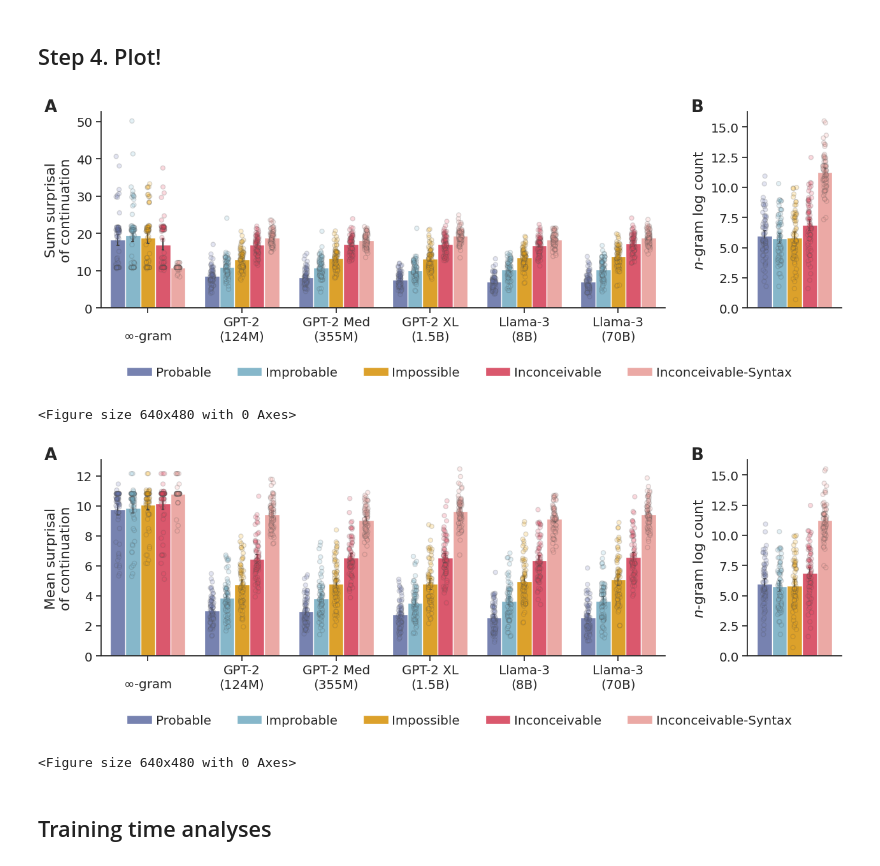
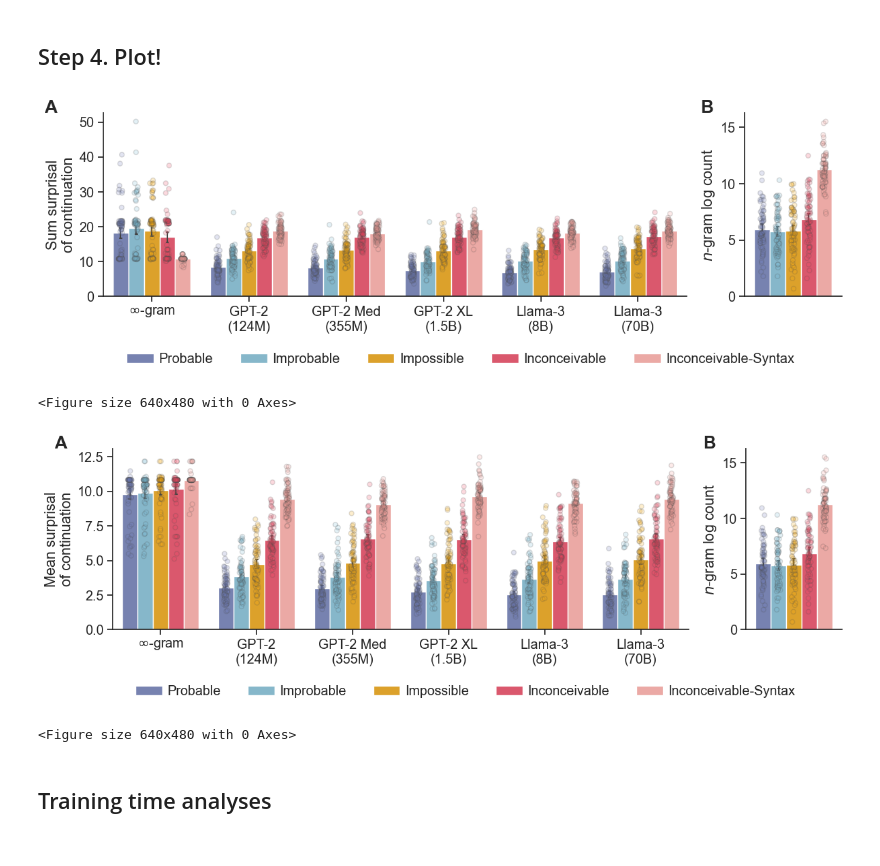
Before and after one commit to jennhu/shades-of-zero, a Jupyter notebook: analysis/figures.ipynb, the cells around one changed output. Cells and saved outputs as stored; diff of their text form; code cells hidden in the pictures.

Commit message:
Tweak figures

```diff
--- a/analysis/figures.ipynb
+++ b/analysis/figures.ipynb
@@ -8,7 +8,7 @@ import numpy as np
 from scipy import stats
 from os import listdir
 
-sns.set(style="ticks", font_scale=1.3) # font="Arial",
+sns.set(style="ticks", font_scale=1.3, font="Arial")
 # %% [markdown]
 # Global variables for plotting
 # %%
@@ -266,7 +266,7 @@ def plot_surprisals_freqs(df, ngrams, metric="sum", freq_stat="log_count"):
     fig, axes = plt.subplots(
         nrows=1, ncols=2,
         sharex=False, sharey=False,
-        figsize=(15,4),
+        figsize=(14,3.5),
         gridspec_kw={'width_ratios': [len(MODELS), 1]}
     )
     ax0, ax1 = axes
@@ -290,11 +290,14 @@ def plot_surprisals_freqs(df, ngrams, metric="sum", freq_stat="log_count"):
     ax0 = sns.stripplot(**surp_kws, **strip_kws)
     ax0.set_ylabel(f"{metric.capitalize()} surprisal\nof continuation")
     ax0.set_xlabel("")
-
-    ax0.set_xticks(
-        range(len(MODELS)),
-        [" ".join(m.split(" ")[:-1]) + "\n" + m.split(" ")[-1] for m in PRETTY_MODELS]
-    )
+    model_labels = []
+    for i, m in enumerate(PRETTY_MODELS):
+        if len(m.split()) > 1:
+            new_m = " ".join(m.split(" ")[:-1]) + "\n" + m.split(" ")[-1]
+            model_labels.append(new_m)
+        else:
+            model_labels.append(m)
+    ax0.set_xticks(range(len(MODELS)), model_labels)
     ax0.get_legend().remove()
 
     # Plot ngram frequencies across conditions on the second axis.
@@ -306,40 +309,40 @@ def plot_surprisals_freqs(df, ngrams, metric="sum", freq_stat="log_count"):
         palette=COND_PAL,
         ax=ax1
     )
     ax1 = sns.barplot(**freq_kws, **bar_kws)
     ax1 = sns.stripplot(**freq_kws, **strip_kws)
 
     ax1.set_xlabel("")
     ax1.set_ylabel("$n$-gram log count")
     ax1.set_xticks([])
     ax1.get_legend().remove()
 
     handles, labels = ax0.get_legend_handles_labels()
     labels = [PRETTY_COND_MAP[l] for l in labels]
     plt.figlegend(
         handles,
         labels,
         loc="upper center", bbox_to_anchor=(0.5, -0.075),
         ncol=len(CONDS),
-        handletextpad=0.3,
+        handletextpad=0.4,
         frameon=False
     )
-    plt.subplots_adjust(wspace=0.25)
+    plt.subplots_adjust(wspace=0.17)
     sns.despine()
 
     # Add annotations of A and B.
     ax0.text(-0.1, 1, "A", size="large", fontweight="bold", transform=ax0.transAxes)
-    ax1.text(-0.6, 1, "B", size="large", fontweight="bold", transform=ax1.transAxes)
+    ax1.text(-0.45, 1, "B", size="large", fontweight="bold", transform=ax1.transAxes)
 
 for metric in ["sum", "mean"]:
     plot_surprisals_freqs(full_model_df, ngram_counts, metric=metric)
-    render(f"exp2_surprisal_{metric}_logprob.pdf")
+    render(f"exp2_surprisal_{metric}.pdf")
     plt.show()
     plt.clf()
 # %% [output]
-[figure, old version]
+[figure, new version]
 <Figure size 640x480 with 0 Axes>
-[figure, old version]
+[figure, new version]
 <Figure size 640x480 with 0 Axes>
 # %% [markdown]
 ## Training time analyses
```
Also changed, not shown: parts of 2 cells of this notebook, 8 other files.
